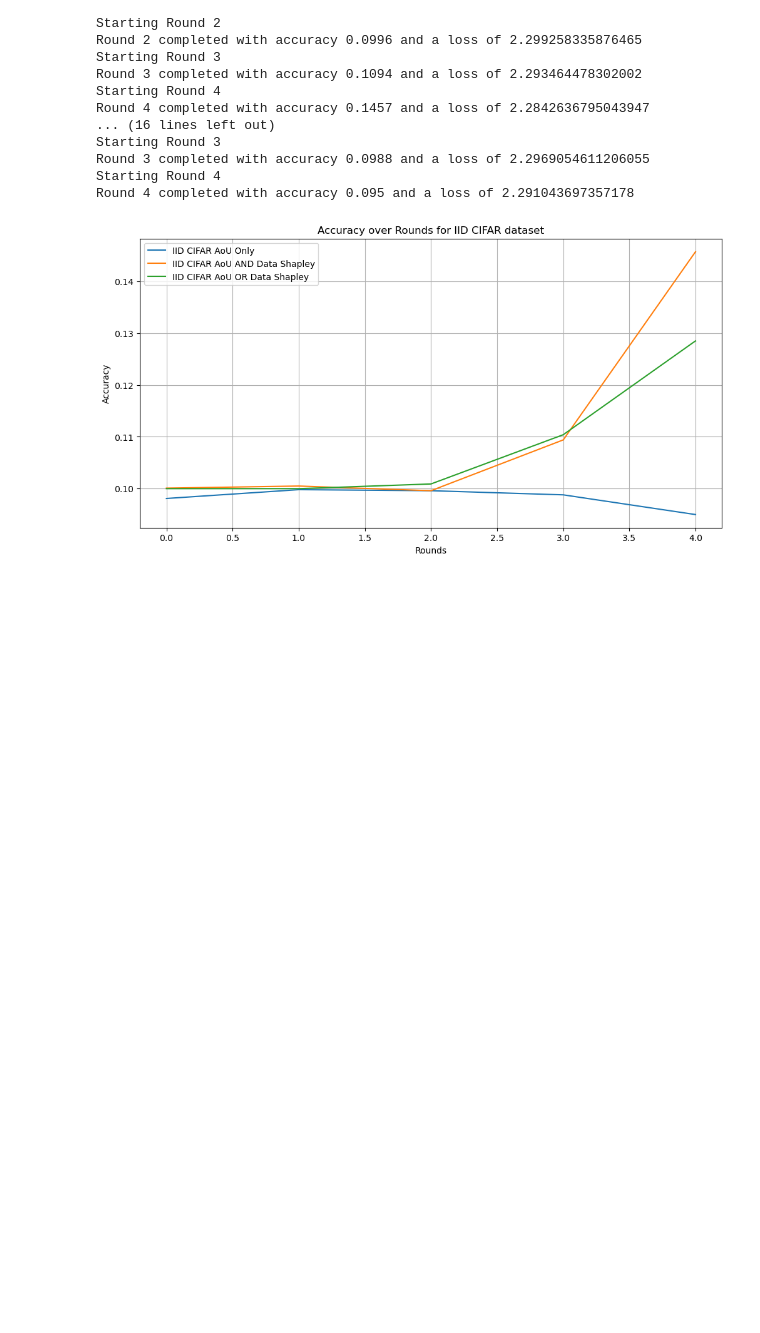
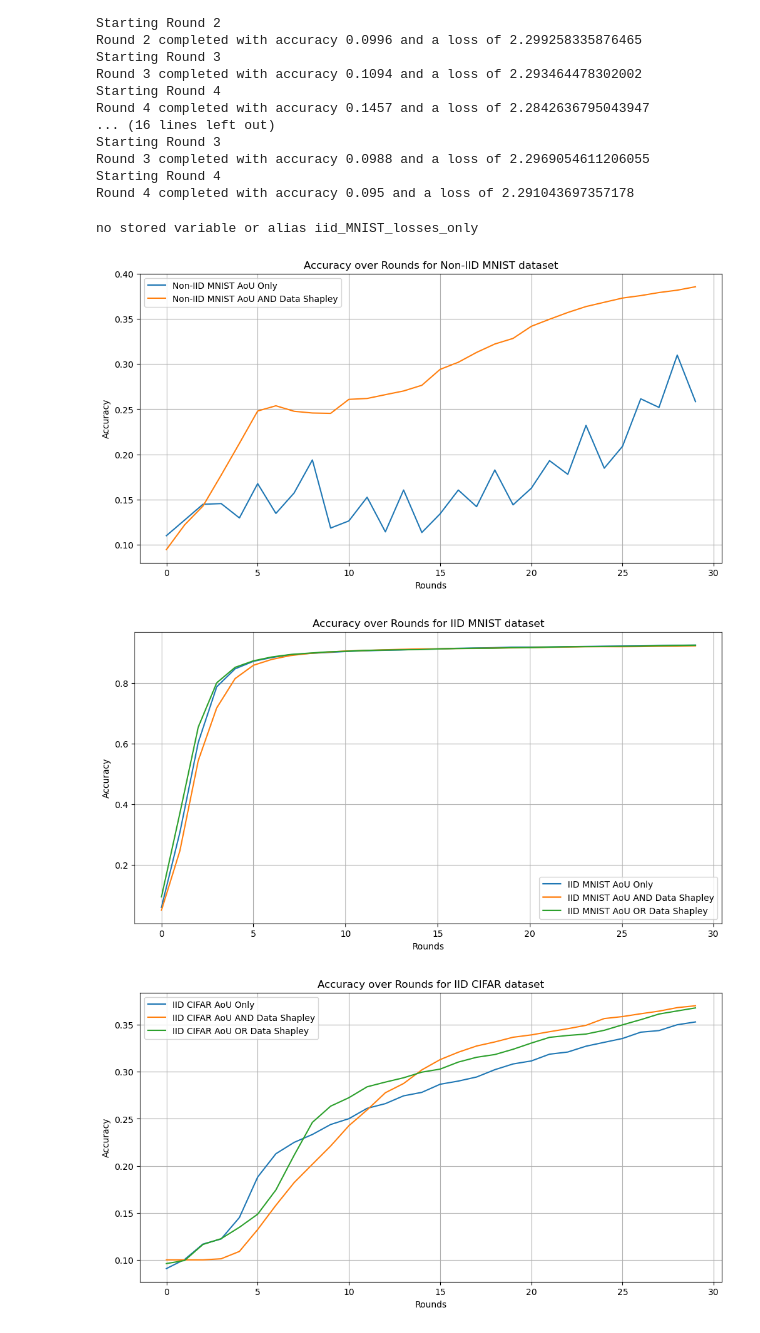
Before and after one commit to hburnt/FederatedLearning, a Jupyter notebook: Homework-4/AoU_With_Data_Shapley.ipynb, the cells around one changed output. Saved outputs shown, nothing was run; the diff lists cells and outputs as text; code cells hidden in the pictures; blank space fills up the shorter version.

```diff
--- a/Homework-4/AoU_With_Data_Shapley.ipynb
+++ b/Homework-4/AoU_With_Data_Shapley.ipynb
@@ -619,37 +619,98 @@ Round 3 completed with accuracy 0.0988 and a loss of 2.2969054611206055
 Starting Round 4
 Round 4 completed with accuracy 0.095 and a loss of 2.291043697357178
 # %%
+import matplotlib.pyplot as plt
+#%%capture
+%store -r -r iid_cifar_accuracies_and
+%store -r iid_cifar_losses_and
+%store -r iid_cifar_accuracies_or
+%store -r iid_cifar_losses_or
+%store -r iid_cifar_accuracies_only
+%store -r iid_cifar_losses_only
+
+%store -r iid_MNIST_accuracies_and
+%store -r iid_MNIST_losses_and
+%store -r iid_MNIST_accuracies_or
+%store -r iid_MNIST_losses_or
+%store -r iid_MNIST_accuracies_only
+%store -r iid_MNIST_losses_only
+
+%store -r non_IID_MNIST_accuracies_and
+%store -r non_IID_MNIST_losses_and
+# %store -r non_IID_MNIST_accuracies_or
+# %store -r non_IID_MNIST_losses_or
+%store -r non_IID_MNIST_accuracies_only
+%store -r non_IID_MNIST_losses_only
+
+rounds = 30
+
 plt.figure(figsize=(12, 6))
 plt.plot(range(rounds), non_IID_MNIST_accuracies_only, label='Non-IID MNIST AoU Only')
 plt.plot(range(rounds), non_IID_MNIST_accuracies_and, label='Non-IID MNIST AoU AND Data Shapley')
-plt.plot(range(rounds), non_IID_MNIST_accuracies_or, label='Non-IID MNIST AoU OR Data Shapley')
+# plt.plot(range(rounds), non_IID_MNIST_accuracies_or, label='Non-IID MNIST AoU OR Data Shapley')
 plt.xlabel('Rounds')
 plt.ylabel('Accuracy')
 plt.title('Accuracy over Rounds for Non-IID MNIST dataset')
 plt.legend()
 plt.grid(True)
 plt.show()
 
 plt.figure(figsize=(12, 6))
 plt.plot(range(rounds), iid_MNIST_accuracies_only, label='IID MNIST AoU Only')
 plt.plot(range(rounds), iid_MNIST_accuracies_and, label='IID MNIST AoU AND Data Shapley')
 plt.plot(range(rounds), iid_MNIST_accuracies_or, label='IID MNIST AoU OR Data Shapley')
 plt.xlabel('Rounds')
 plt.ylabel('Accuracy')
 plt.title('Accuracy over Rounds for IID MNIST dataset')
 plt.legend()
 plt.grid(True)
 plt.show()
 
 plt.figure(figsize=(12, 6))
 plt.plot(range(rounds), iid_cifar_accuracies_only, label='IID CIFAR AoU Only')
 plt.plot(range(rounds), iid_cifar_accuracies_and, label='IID CIFAR AoU AND Data Shapley')
 plt.plot(range(rounds), iid_cifar_accuracies_or, label='IID CIFAR AoU OR Data Shapley')
 plt.xlabel('Rounds')
 plt.ylabel('Accuracy')
 plt.title('Accuracy over Rounds for IID CIFAR dataset')
 plt.legend()
 plt.grid(True)
 plt.show()
+
+plt.figure (figsize=(12, 6))
+plt.plot(range(rounds), non_IID_MNIST_losses_only, label='Non-IID MNIST AoU Only')
+plt.plot(range(rounds), non_IID_MNIST_losses_and, label='Non-IID MNIST AoU AND Data Shapley')
+# plt.plot(range(rounds), non_IID_MNIST_losses_or, label='Non-IID MNIST AoU OR Data Shapley')
+plt.xlabel('Rounds')
+plt.ylabel('Loss')
+plt.title('Loss over Rounds for Non-IID MNIST dataset')
+plt.legend()
+plt.grid(True)
+plt.show()
+
+plt.figure(figsize=(12, 6))
+#plt.plot(range(rounds), iid_MNIST_losses_only, label='IID MNIST AoU Only')
+plt.plot(range(rounds), iid_MNIST_losses_and, label='IID MNIST AoU AND Data Shapley')
+plt.plot(range(rounds), iid_MNIST_losses_or, label='IID MNIST AoU OR Data Shapley')
+plt.xlabel('Rounds')
+plt.ylabel('Loss')
+plt.title('Loss over Rounds for IID MNIST dataset')
+plt.legend()
+plt.grid(True)
+plt.show()
+
+plt.figure(figsize=(12, 6))
+plt.plot(range(rounds), iid_cifar_losses_only, label='IID CIFAR AoU Only')
+plt.plot(range(rounds), iid_cifar_losses_and, label='IID CIFAR AoU AND Data Shapley')
+plt.plot(range(rounds), iid_cifar_losses_or, label='IID CIFAR AoU OR Data Shapley')
+plt.xlabel('Rounds')
+plt.ylabel('Loss')
+plt.title('Loss over Rounds for IID CIFAR dataset')
+plt.legend()
+plt.grid(True)
+plt.show()
 # %% [output]
+no stored variable or alias iid_MNIST_losses_only
-[figure, old version]
+[figure, new version]
+[figure, added]
+[figure, added]
```
Also changed, not shown: parts of 1 cell of this notebook.
